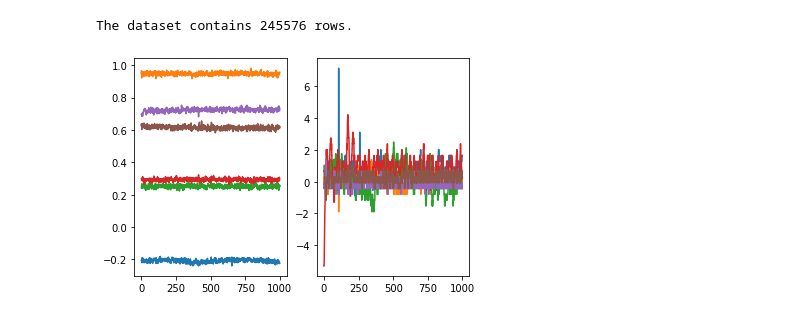
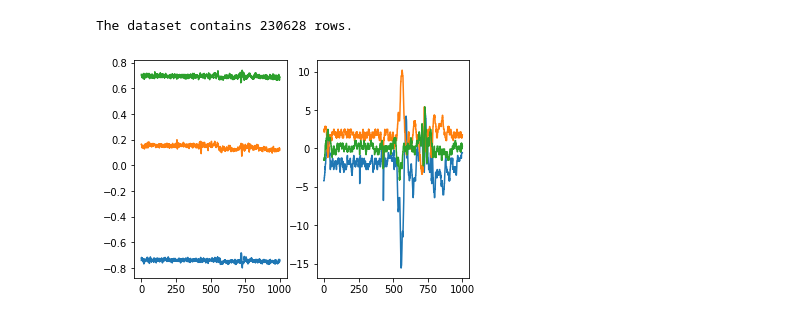
Before and after one commit to Ner0theHer0/COMP255-Data-Engineering-Assignment, a Jupyter notebook: dataset/Untitled.ipynb, the cells around one changed output. Saved outputs shown, nothing was run; the diff lists cells and outputs as text; code cells hidden in the pictures.

```diff
--- a/dataset/Untitled.ipynb
+++ b/dataset/Untitled.ipynb
@@ -5,7 +5,7 @@ import pandas as pd
 import math
 import matplotlib.pyplot as plt
 
-df = pd.read_csv('dataset_1.txt', sep=',', header=None)  # use pandas to read csv file
+df = pd.read_csv('dataset_19.txt', sep=',', header=None)  # use pandas to read csv file
 print('The dataset contains %d rows.' % len(df))
 df.head() # show first 5 rows of the dataset
 
@@ -13,33 +13,33 @@ df.head() # show first 5 rows of the dataset
 
 ax1 = plt.subplot(1,2,1)
 ax2 = plt.subplot(1,2,2)
 
-for i in range (0,2):
+for i in range (0,1):
     df_acc = df[df[24] == i+1].values
     ax1.plot(df_acc[500:1500, 0:3])
     ax2.plot(df_acc[500:1500, 3:6])
 #     plt.plot(df_acc[500:1500, 3:6])
 
 #     plt.subplot(23,2,(2*i)+1)
 #     df_acc = df[df[24] == i+1].values
 #     plt.plot(df_sitting_acc[500:1500, 0:3])
 #     plt.subplot(23,2,(2*i)+2)
 #     df_gyro = df[df[24] == i+1].values
 #     plt.plot(df_sitting_gyro[500:1500, 3:6])
 
 
 # plt.subplot(2,2,1)
 # df_sitting_acc = df[df[24] == 1].values
 # plt.plot(df_sitting_acc[500:1500, 0:3])
 # plt.subplot(2,2,2)
 # df_sitting_gyro = df[df[24] == 1].values
 # plt.plot(df_sitting_gyro[500:1500, 3:6])
 # plt.subplot(2,2,3)
 # df_lying_acc = df[df[24] == 2].values
 # plt.plot(df_lying_acc[500:1500, 0:3])
 # plt.subplot(2,2,4)
 # df_lying_gyro = df[df[24] == 2].values
 # plt.plot(df_lying_gyro[500:1500, 3:6])
 # %% [output]
-The dataset contains 245576 rows.
+The dataset contains 230628 rows.
-[figure, old version]
+[figure, new version]
```
Also changed, not shown: 1 other file.
